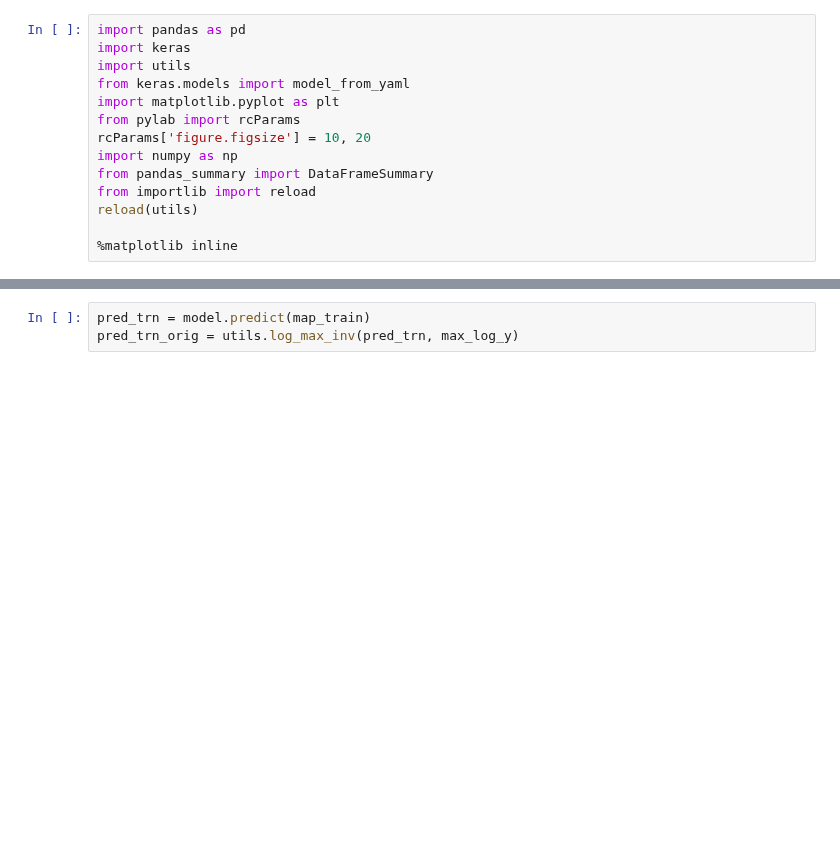
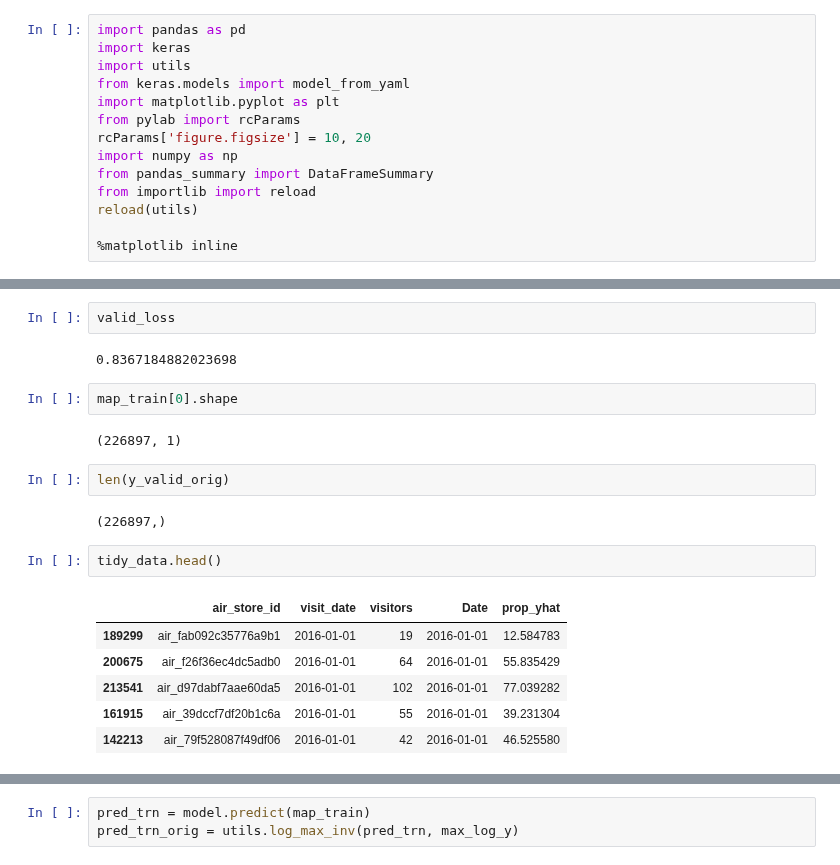
Before and after one commit to xiaochuan-du/ml_utils, a Jupyter notebook: proj/RRVF/keras.ipynb, the cells around one changed output, grey strips where cells are left out. Cells and saved outputs as stored; diff of their text form; blank space fills up the shorter version.

```diff
--- a/proj/RRVF/keras.ipynb
+++ b/proj/RRVF/keras.ipynb
@@ -92 +132,22 @@ See the caveats in the documentation: http://pandas.pydata.org/pandas-docs/stabl
+# %%
+valid_loss
+# %% [output]
+0.8367184882023698
+# %%
+map_train[0].shape
+# %% [output]
+(226897, 1)
+# %%
+len(y_valid_orig)
+# %% [output]
+(226897,)
+# %%
+tidy_data.head()
+# %% [output]
+|  | air_store_id | visit_date | visitors | Date | prop_yhat |
+| 189299 | air_fab092c35776a9b1 | 2016-01-01 | 19 | 2016-01-01 | 12.584783 |
+| 200675 | air_f26f36ec4dc5adb0 | 2016-01-01 | 64 | 2016-01-01 | 55.835429 |
+| 213541 | air_d97dabf7aae60da5 | 2016-01-01 | 102 | 2016-01-01 | 77.039282 |
+| 161915 | air_39dccf7df20b1c6a | 2016-01-01 | 55 | 2016-01-01 | 39.231304 |
+| 142213 | air_79f528087f49df06 | 2016-01-01 | 42 | 2016-01-01 | 46.525580 |
 # %%
```
Also changed, not shown: parts of 15 cells of this notebook, 3 other files.
